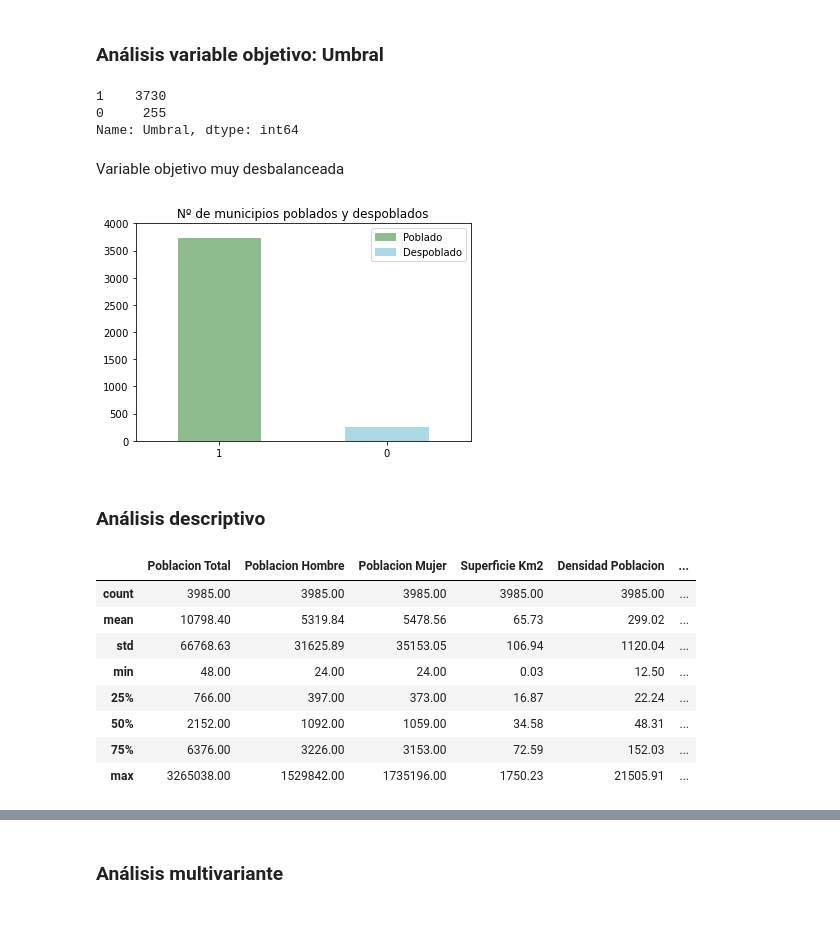
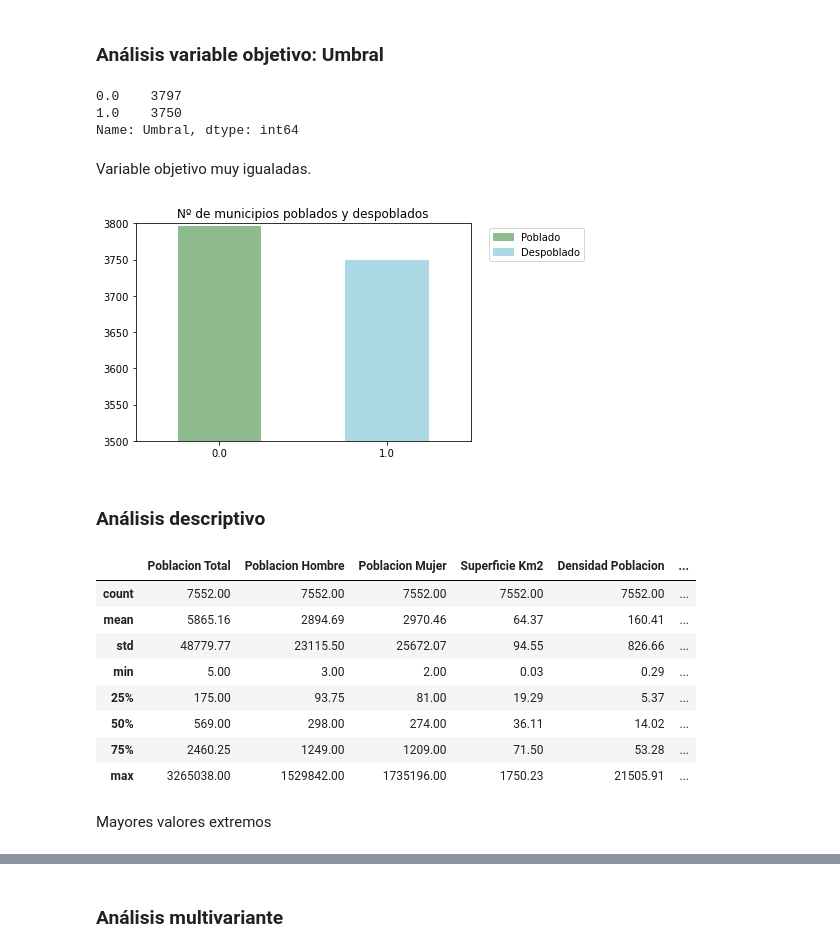
Before and after one commit to AdrianaBorrajo/Despoblacion, a Jupyter notebook: Analisis_Preliminar_Variables/Analisis_Preliminar_Despoblacion.ipynb, the cells around one changed output, grey strips where cells are left out. Saved outputs shown, nothing was run; the diff lists cells and outputs as text; code cells hidden in the pictures; blank space fills up the shorter version.

```diff
--- a/Analisis_Preliminar_Variables/Analisis_Preliminar_Despoblacion.ipynb
+++ b/Analisis_Preliminar_Variables/Analisis_Preliminar_Despoblacion.ipynb
@@ -8,7 +9,8 @@ import matplotlib.pyplot as plt
 # %%
 pd.set_option('display.max_columns', None)
 # %%
-Despob1acion = pd.read_csv('/home/dsc/Python/Despoblacion/Union_Depuracion_Data/Despoblacion_11.csv', dtype='object')
+Despob1acion = pd.read_csv('/home/dsc/Python/Despoblacion/Union_Depuracion_Data/Despoblacion_11.csv',
+                           dtype = {'Codigo CCAA' : str, 'Codigo Provincia' : str, 'Codigo Municipio' : str})
 # %%
 Despob1acion.head()
 # %% [output]
@@ -23,6 +23,3 @@ Cambiamos el formato de las columnas numéricas:
-# %%
-Columnas = Despob1acion.columns[4 : ]
-Despob1acion[Columnas] = round(Despob1acion[Columnas].apply(pd.to_numeric), 2)
 # %% [markdown]
 Incluimos la variable objetivo, llamada Umbral, en el DataFrame Despoblacion:
 - 0 si es un municipio despoblado (Densidad 2021 <12,5)
@@ -30,7 +27,8 @@ Incluimos la variable objetivo, llamada Umbral, en el DataFrame Despoblacion:
 
 Para ello necesitamos la densidad de cada municipio en 2021:
 # %%
-Densidad21 = pd.read_csv('/home/dsc/Python/Despoblacion/Data/03_Output_Densidad_Poblacion_21.csv' ,dtype='object')
+Densidad21 = pd.read_csv('/home/dsc/Python/Despoblacion/Data/03_Output_Densidad_Poblacion_21.csv' ,
+                         dtype = {'Codigo Municipio' : str})
 # %%
 Densidad21.head()
 # %% [output]
@@ -40,8 +38,6 @@ Densidad21.head()
 | 2 | 01003 | 73.02 | 19.94 |
 | 3 | 01004 | 27.29 | 66.29 |
 | 4 | 01006 | 12.97 | 17.81 |
-# %%
-Densidad21['Densidad Poblacion'] = round(Densidad21['Densidad Poblacion'].map(pd.to_numeric), 2)
 # %%
 Densidad21['Umbral'] = Densidad21['Densidad Poblacion'].map(lambda x: 0 if x < 12.5 else 1)
 # %%
@@ -79,36 +418,39 @@ Despoblacion.to_csv('Despoblacion.csv', header = True, index = False)
 # %%
 Despoblacion['Umbral'].value_counts()
 # %% [output]
-1    3730
-0     255
+0.0    3797
+1.0    3750
 Name: Umbral, dtype: int64
 # %% [markdown]
-Variable objetivo muy desbalanceada
+Variable objetivo muy igualadas.
 # %%
 Despoblacion['Umbral'].value_counts().plot(kind="bar",color=['darkseagreen', 'lightblue'])
 
 plt.title('Nº de municipios poblados y despoblados')
 
 plt.xticks(rotation=0)
 colors = {'Poblado':'darkseagreen', 'Despoblado':'lightblue'}
 labels = list(colors.keys())
 handles = [plt.Rectangle((0,0),1,1, color=colors[label]) for label in labels]
-plt.legend(handles, labels)
-plt.ylim(0, 4000)
+plt.legend(handles, labels, bbox_to_anchor=(1.04, 1))
+plt.ylim(3500, 3800)
 plt.show()
 # %% [output]
-[figure, old version]
+[figure, new version]
 # %% [markdown]
 ### Análisis descriptivo
 # %%
-Despoblacion.describe().apply(lambda s: s.apply('{0:.2f}'.format))
+Descriptivo = Despoblacion.describe().apply(lambda s: s.apply('{0:.2f}'.format))
+Descriptivo
 # %% [output]
 |  | Poblacion Total | Poblacion Hombre | Poblacion Mujer | Superficie Km2 | Densidad Poblacion | ... |
-| count | 3985.00 | 3985.00 | 3985.00 | 3985.00 | 3985.00 | ... |
-| mean | 10798.40 | 5319.84 | 5478.56 | 65.73 | 299.02 | ... |
-| std | 66768.63 | 31625.89 | 35153.05 | 106.94 | 1120.04 | ... |
-| min | 48.00 | 24.00 | 24.00 | 0.03 | 12.50 | ... |
-| 25% | 766.00 | 397.00 | 373.00 | 16.87 | 22.24 | ... |
-| 50% | 2152.00 | 1092.00 | 1059.00 | 34.58 | 48.31 | ... |
-| 75% | 6376.00 | 3226.00 | 3153.00 | 72.59 | 152.03 | ... |
+| count | 7552.00 | 7552.00 | 7552.00 | 7552.00 | 7552.00 | ... |
+| mean | 5865.16 | 2894.69 | 2970.46 | 64.37 | 160.41 | ... |
+| std | 48779.77 | 23115.50 | 25672.07 | 94.55 | 826.66 | ... |
+| min | 5.00 | 3.00 | 2.00 | 0.03 | 0.29 | ... |
+| 25% | 175.00 | 93.75 | 81.00 | 19.29 | 5.37 | ... |
+| 50% | 569.00 | 298.00 | 274.00 | 36.11 | 14.02 | ... |
+| 75% | 2460.25 | 1249.00 | 1209.00 | 71.50 | 53.28 | ... |
 | max | 3265038.00 | 1529842.00 | 1735196.00 | 1750.23 | 21505.91 | ... |
+# %% [markdown]
+Mayores valores extremos
```
Also changed, not shown: parts of 59 cells of this notebook.
